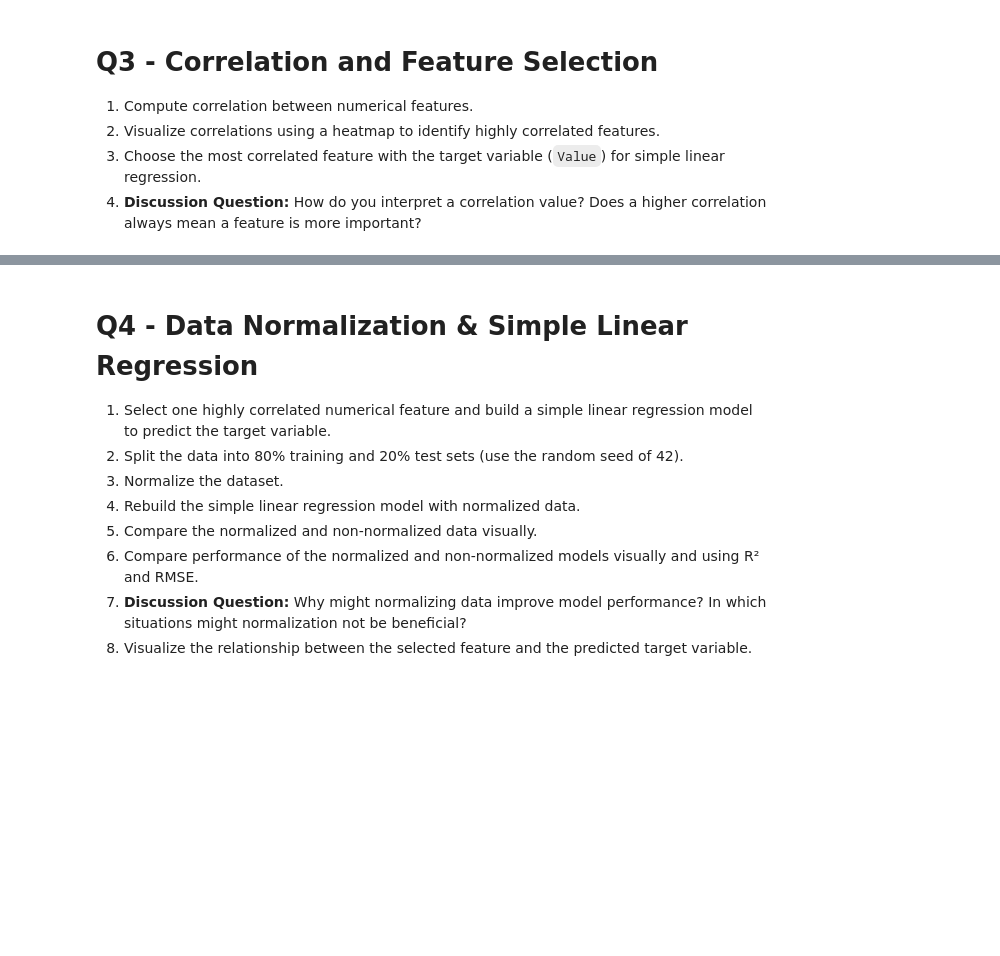
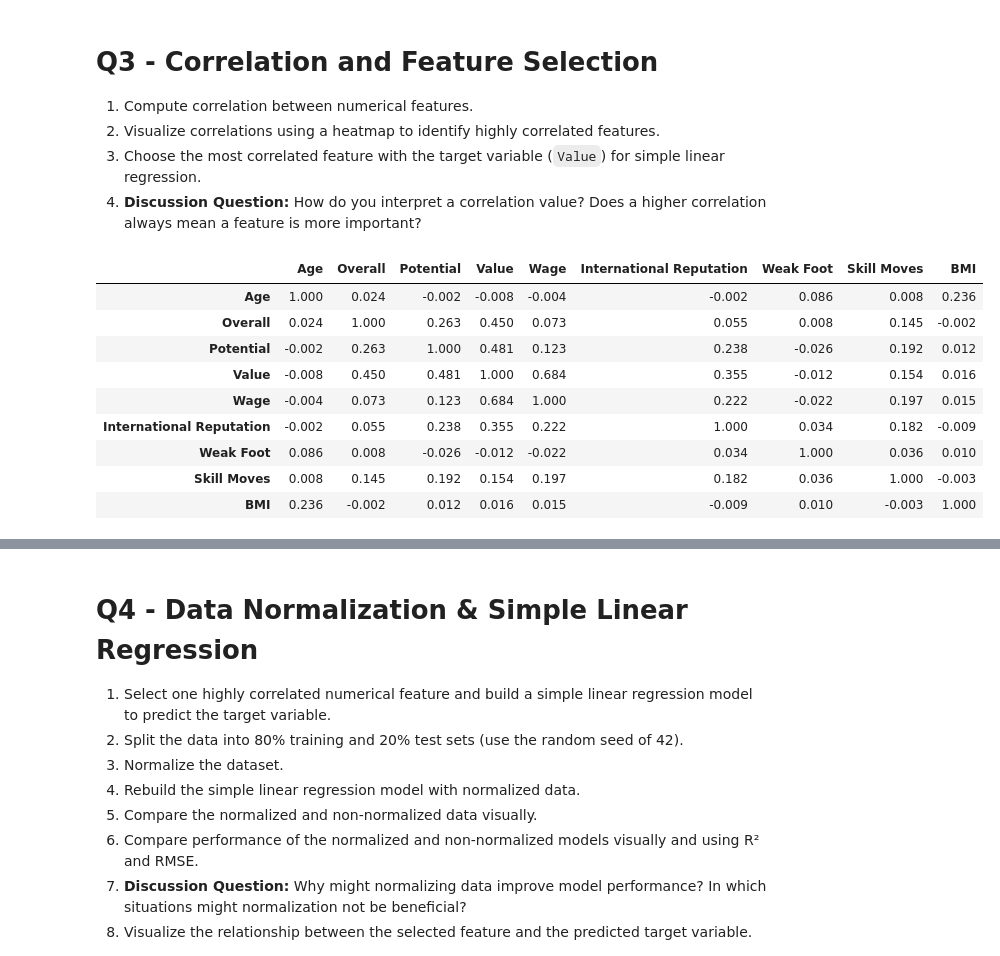
Before and after one commit to issarmank/ds3000-assignment1-linear-regression, a Jupyter notebook: Assignment 1_Linear Regression.ipynb, the cells around one changed output, grey strips where cells are left out. Cells and saved outputs as stored; diff of their text form; code cells hidden in the pictures; blank space fills up the shorter version.

```diff
--- a/Assignment 1_Linear Regression.ipynb
+++ b/Assignment 1_Linear Regression.ipynb
@@ -178,5 +178,22 @@ print(df.head())
 4. **Discussion Question:** How do you interpret a correlation value? Does a higher correlation always mean a feature is more important?
 # %%
 # Answer to Q3.1
+num_cols = df.select_dtypes(include=np.number).columns.tolist() # List of numeric columns
+if 'Value' not in num_cols:
+    raise TypeError("The 'Value' column is not numeric or does not exist in the DataFrame.")
+
+corr = df[num_cols].corr(method='pearson')
+display(corr.round(3))
+# %% [output]
+|  | Age | Overall | Potential | Value | Wage | International Reputation | Weak Foot | Skill Moves | BMI |
+| Age | 1.000 | 0.024 | -0.002 | -0.008 | -0.004 | -0.002 | 0.086 | 0.008 | 0.236 |
+| Overall | 0.024 | 1.000 | 0.263 | 0.450 | 0.073 | 0.055 | 0.008 | 0.145 | -0.002 |
+| Potential | -0.002 | 0.263 | 1.000 | 0.481 | 0.123 | 0.238 | -0.026 | 0.192 | 0.012 |
+| Value | -0.008 | 0.450 | 0.481 | 1.000 | 0.684 | 0.355 | -0.012 | 0.154 | 0.016 |
+| Wage | -0.004 | 0.073 | 0.123 | 0.684 | 1.000 | 0.222 | -0.022 | 0.197 | 0.015 |
+| International Reputation | -0.002 | 0.055 | 0.238 | 0.355 | 0.222 | 1.000 | 0.034 | 0.182 | -0.009 |
+| Weak Foot | 0.086 | 0.008 | -0.026 | -0.012 | -0.022 | 0.034 | 1.000 | 0.036 | 0.010 |
+| Skill Moves | 0.008 | 0.145 | 0.192 | 0.154 | 0.197 | 0.182 | 0.036 | 1.000 | -0.003 |
+| BMI | 0.236 | -0.002 | 0.012 | 0.016 | 0.015 | -0.009 | 0.010 | -0.003 | 1.000 |
 # %%
 # Answer to Q3.2
```
Also changed, not shown: parts of 3 cells of this notebook.
